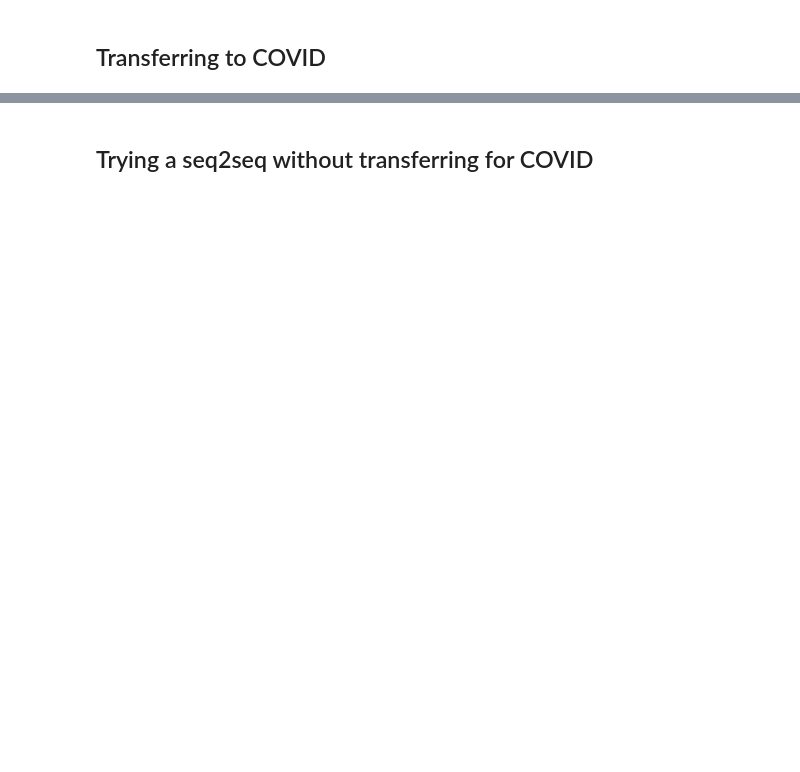
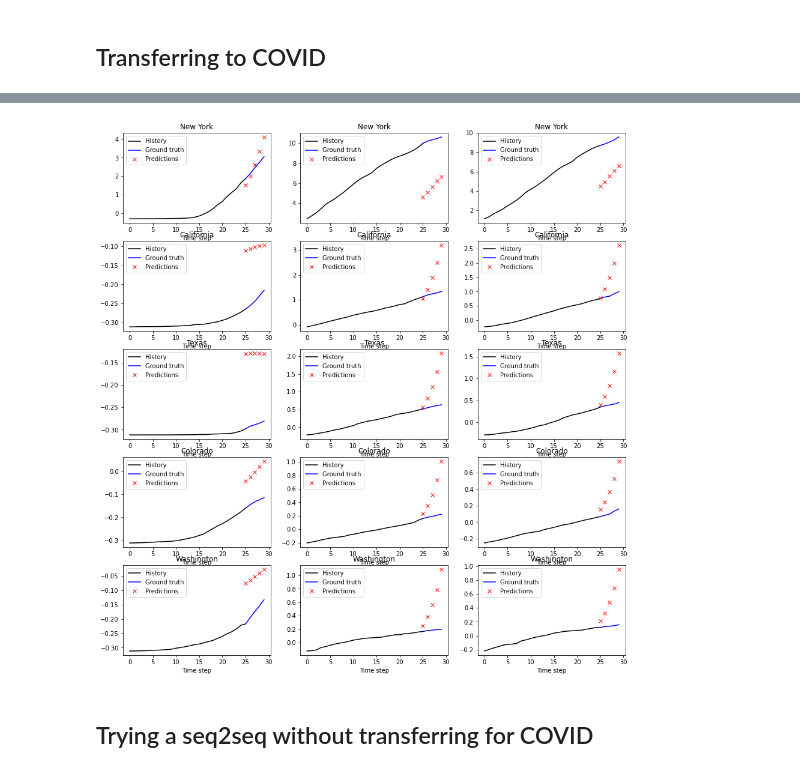
Before and after one commit to benlevyx/modelling-infectious-disease, a Jupyter notebook: notebooks/2_covid_transfer_learning.ipynb, the cells around one changed output, grey strips where cells are left out. Saved outputs shown, nothing was run; the diff lists cells and outputs as text; code cells hidden in the pictures; blank space fills up the shorter version.

```diff
--- a/notebooks/2_covid_transfer_learning.ipynb
+++ b/notebooks/2_covid_transfer_learning.ipynb
@@ -40,6 +40,8 @@ display(df_covid.tail())
 | 5772 | 2020-05-02 | Wyoming | 429.0 |
 | 5773 | 2020-05-03 | Wyoming | 435.0 |
 | 5774 | 2020-05-04 | Wyoming | 444.0 |
+# %%
+df_covid = df_covid[df_covid['cases'] >= 10]
 # %%
 plt.figure(figsize=(16, 8))
 # plt.yscale('log')
@@ -489,8 +491,8 @@ plt.plot(df_flu_res[df_flu_res['state'] == state]['wili'][-500:])
 
 # Making train/val/test split
 # Resampling didn't work
-ds_train_flu, ds_val_flu, ds_test_flu, data_dict_flu = time_series.prepare_data(df_flu_res['wili'].values,
-                                                                                df_flu_res['state'].values,
+ds_train_flu, ds_val_flu, ds_test_flu, data_dict_flu = time_series.prepare_data(df_flu['wili'].values,
+                                                                                df_flu['state'].values,
                                                                                 history_size=HISTORY_SIZE,
                                                                                 target_size=TARGET_SIZE,
                                                                                 batch_size=BATCH_SIZE,
@@ -567,11 +617,13 @@ plotting.plot_history(history_seq2seq_cov)
 # %%
 states = ['New York', 'California', 'Texas', 'Colorado', 'Washington']
 fig, axs = plt.subplots(len(states), 3, figsize=(3 * len(states), 16))
 for i, state in enumerate(states):
     for j, split in enumerate(['train', 'val', 'test']):
-        plotting.plot_seq2seq_preds(seq2seq_covid_tl, data_dict_covid, state, 15, scaler=scaler_flu, split=split, ax=axs[i, j])
+        plotting.plot_seq2seq_preds(seq2seq_covid_tl, data_dict_covid, state, 5, scaler=scaler_flu, split=split, ax=axs[i, j])
         axs[i, j].set_title(state)
 plt.show()
+# %% [output]
+[figure, added]
 # %% [markdown]
 ## Trying a seq2seq without transferring for COVID
 # %%
```
Also changed, not shown: parts of 10 cells of this notebook, 5 other files.
